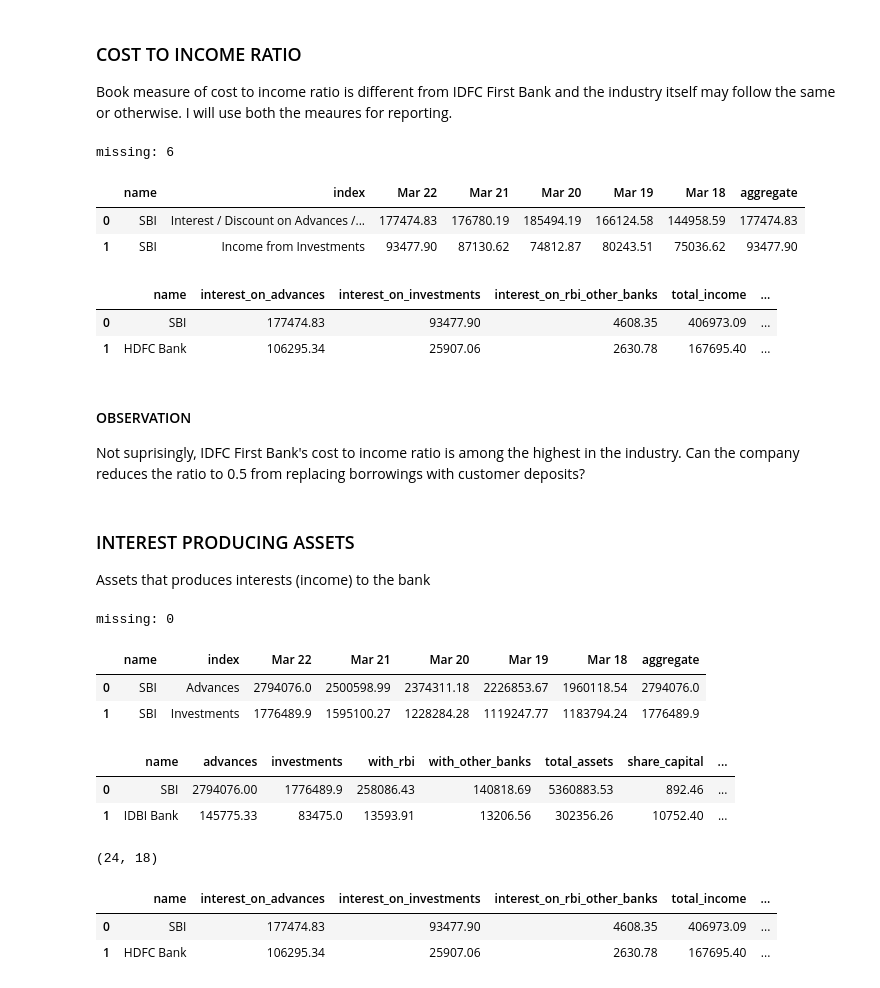
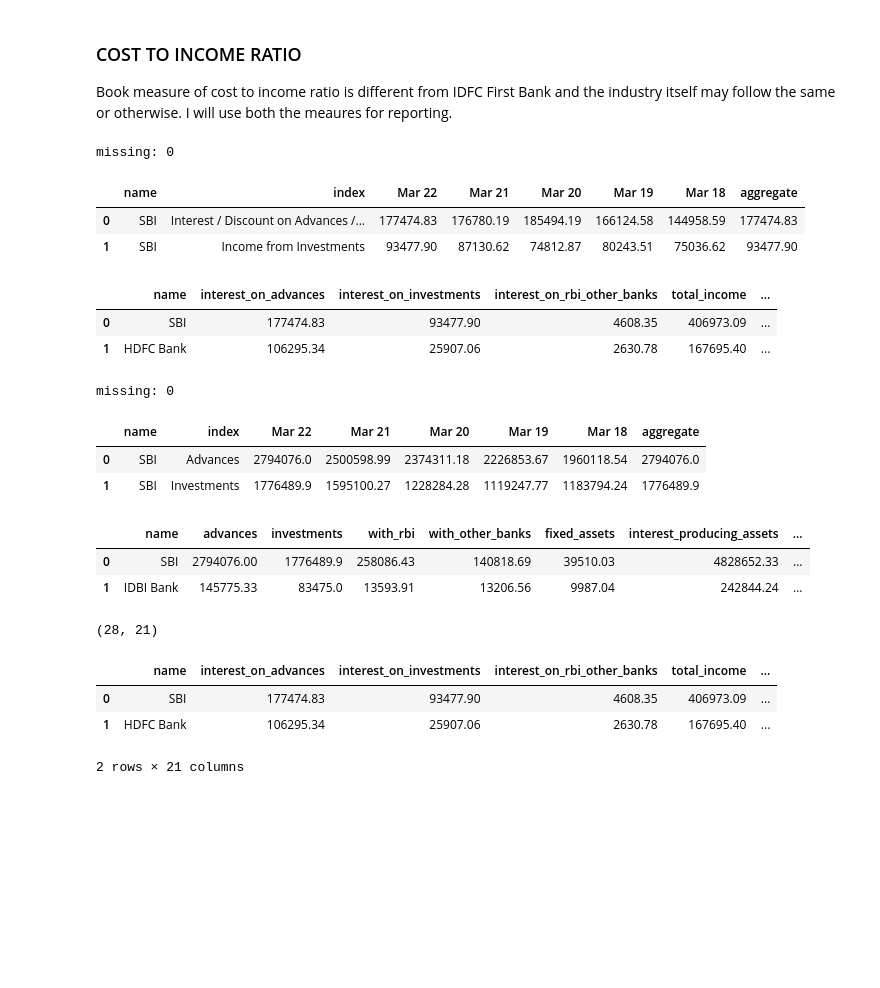
Before and after one commit to nagaraju-oruganti/Valuation, a Jupyter notebook: analysis/pulling_financial_data.ipynb, the cells around one changed output. Drawn from its saved outputs; the diff is of its cells as text; code cells hidden in the pictures; blank space fills up the shorter version.

```diff
--- a/analysis/pulling_financial_data.ipynb
+++ b/analysis/pulling_financial_data.ipynb
@@ -71,11 +104,0 @@ missing: 0
-# %%
-df['aggregate'] = df['aggregate'].apply(float)
-borrow_deposit_ratio = []
-for name in df['name'].unique():
-    deposits = df[(df['name'] == name) & (df['index'] == 'Deposits')]['aggregate'].values[0]
-    borrowings = df[(df['name'] == name) & (df['index'] == 'Borrowings')]['aggregate'].values[0]
-    ratio = borrowings / deposits
-    borrow_deposit_ratio.append((name, deposits, borrowings, ratio))
-df = pd.DataFrame(borrow_deposit_ratio, columns = ['name', 'deposits', 'borrowings', 'agg_borrowings_to_deposits'])
-df.sort_values(by = 'deposits', ascending = False, inplace = True)
-df.head(5)
@@ -119,16 +257,15 @@ attributes = ['Interest / Discount on Advances / Bills',
                 'Total Provisions and Contingencies',
                 'Net Profit / Loss for The Year']
 
-n = 5
-missing, df = extract_info(sheet_name, attributes, n)
+missing, df = extract_info(sheet_name, attributes, N)
 print(f'missing: {len(missing)}')
-df['aggregate'] = df['Mar 22']#.sum(axis = 1)
+df['aggregate'] = df[MOST_RECENT_COL_NAME]#.sum(axis = 1)
 df.reset_index(inplace = True)
 df.rename(columns = {'level_0' : 'name'}, inplace = True)
 df['name'] = df['name'].str.replace('.xlsx', '')
 df.head(2)
 # %% [output]
-missing: 6
+missing: 0
 |  | name | index | Mar 22 | Mar 21 | Mar 20 | Mar 19 | Mar 18 | aggregate |
 | 0 | SBI | Interest / Discount on Advances /... | 177474.83 | 176780.19 | 185494.19 | 166124.58 | 144958.59 | 177474.83 |
 | 1 | SBI | Income from Investments | 93477.90 | 87130.62 | 74812.87 | 80243.51 | 75036.62 | 93477.90 |
@@ -146,15 +283,16 @@ for name in df['name'].unique():
     operating_income = total_income - interest_expended
     operating_expense = get_value(df, name, 'Total Operating Expenses')
     net_profit = get_value(df, name, 'Net Profit / Loss for The Year')
+    cost_to_income_ratio = operating_expense / operating_income
 
     data.append([name, interest_on_advances, interst_on_investments,
                  interest_on_rbi_other_banks, total_income, interest_expended,
-                 operating_income, operating_expense, net_profit])
+                 operating_income, operating_expense, net_profit, cost_to_income_ratio])
 
 pl_df = pd.DataFrame(data,
                   columns = ['name', 'interest_on_advances', 'interest_on_investments',
                              'interest_on_rbi_other_banks', 'total_income', 'interest_expense',
-                             'operating_income', 'operating_expense', 'net_profit'])
+                             'operating_income', 'operating_expense', 'net_profit', 'cost_to_income_ratio'])
 pl_df.head(2)
 # %% [output]
 |  | name | interest_on_advances | interest_on_investments | interest_on_rbi_other_banks | total_income | ... |
@@ -166,18 +301,11 @@ pl_df.head(2)
-# %% [markdown]
-#### OBSERVATION
-Not suprisingly, IDFC First Bank's cost to income ratio is among the highest in the industry. Can the company reduces the ratio to 0.5 from replacing borrowings with customer deposits?
-# %% [markdown]
-### INTEREST PRODUCING ASSETS
-Assets that produces interests (income) to the bank
 # %%
 sheet_name = ['consolidated-balance-sheet', 'balance-sheet']
-attributes = ['Advances', 'Investments', 'Total Assets',
+attributes = ['Advances', 'Investments', 'Fixed Assets', 'Total Assets',
               'Cash and Balances with Reserve Bank of India',
               'Balances with Banks Money at Call and Short Notice',
               'Total Share Capital', 'Total Reserves and Surplus']
 
-n = 5
-missing, df = extract_info(sheet_name, attributes, n)
+missing, df = extract_info(sheet_name, attributes, N)
 print(f'missing: {len(missing)}')
 df['aggregate'] = df['Mar 22']#.sum(axis = 1)
 df.reset_index(inplace = True)
@@ -192,40 +320,42 @@ missing: 0
 # %%
 results = []
 for name in df['name'].unique():
     advances = get_value(df, name, 'Advances')
     investments = get_value(df, name, 'Investments')
     with_rbi = get_value(df, name, 'Cash and Balances with Reserve Bank of India')
     with_other_banks = get_value(df, name, 'Balances with Banks Money at Call and Short Notice')
+    fixed_assets = get_value(df, name, 'Fixed Assets')
+    interest_producing_assets = advances + investments + with_rbi
     total_assets = get_value(df, name, 'Total Assets')
     share_capital = get_value(df, name, 'Total Share Capital')
     retained_earnings = get_value(df, name, 'Total Reserves and Surplus')
     equity_capital = share_capital + retained_earnings
 
     results.append([name, advances, investments, with_rbi, with_other_banks,
+                    fixed_assets, interest_producing_assets,
                     total_assets, share_capital, retained_earnings, equity_capital])
 
 bs_df = pd.DataFrame(results, columns = ['name', 'advances', 'investments',
-                                         'with_rbi', 'with_other_banks', 'total_assets',
+                                         'with_rbi', 'with_other_banks', 'fixed_assets', 'interest_producing_assets',
+                                         'total_assets',
                                          'share_capital', 'retained_earnings', 'equity_capital'])
 bs_df.head(2)
 # %% [output]
-|  | name | advances | investments | with_rbi | with_other_banks | total_assets | share_capital | ... |
-| 0 | SBI | 2794076.00 | 1776489.9 | 258086.43 | 140818.69 | 5360883.53 | 892.46 | ... |
-| 1 | IDBI Bank | 145775.33 | 83475.0 | 13593.91 | 13206.56 | 302356.26 | 10752.40 | ... |
+|  | name | advances | investments | with_rbi | with_other_banks | fixed_assets | interest_producing_assets | ... |
+| 0 | SBI | 2794076.00 | 1776489.9 | 258086.43 | 140818.69 | 39510.03 | 4828652.33 | ... |
+| 1 | IDBI Bank | 145775.33 | 83475.0 | 13593.91 | 13206.56 | 9987.04 | 242844.24 | ... |
 # %%
 df = pl_df.merge(bs_df, on = 'name', how = 'left')
-group_df = tickers[['security_name', 'industry_sub_group']]
-group_df.rename(columns = {'security_name': 'name', 'industry_sub_group': 'group'}, inplace = True)
-df = df.merge(group_df, on = 'name', how = 'left')
+df = append_group(df)
 df = df.dropna(axis = 0, thresh  = 9)
-df['group'] = df['group'].apply(lambda x: 'public' if 'Public' in x else 'private')
 print(df.shape)
 df.head(2)
 # %% [output]
-(24, 18)
+(28, 21)
 |  | name | interest_on_advances | interest_on_investments | interest_on_rbi_other_banks | total_income | ... |
 | 0 | SBI | 177474.83 | 93477.90 | 4608.35 | 406973.09 | ... |
 | 1 | HDFC Bank | 106295.34 | 25907.06 | 2630.78 | 167695.40 | ... |
+2 rows × 21 columns
 # %%
 # Question 1: Return on advances, investments, and rbi/other banks
 df['return_on_advances'] = df['interest_on_advances'] / df['advances']
```
Also changed, not shown: parts of 34 cells of this notebook, 5 other files.
